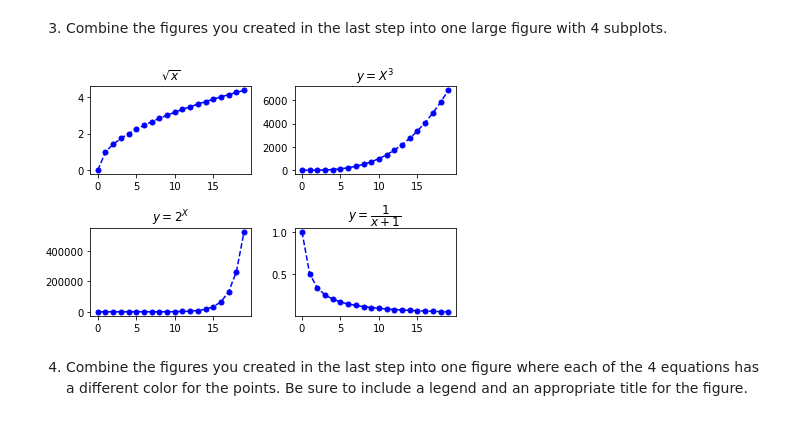
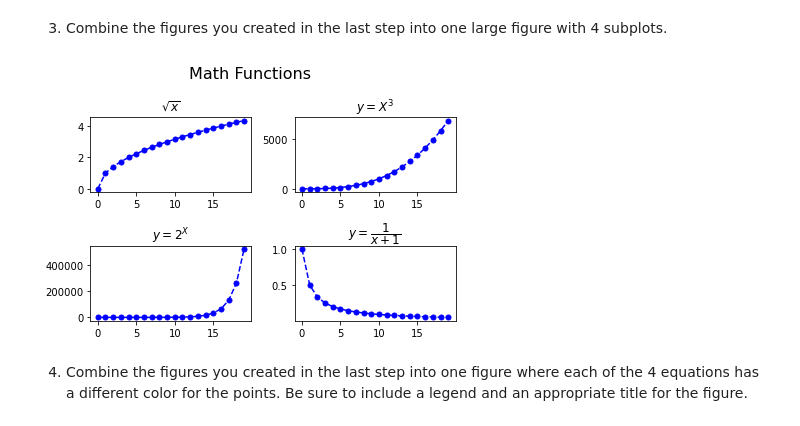
Before and after one commit to chloerwhitaker/numpy-pandas-visualization-exercises, a Jupyter notebook: matplotlib_exercises.ipynb, the cells around one changed output. Cells and saved outputs as stored; diff of their text form; code cells hidden in the pictures.

```diff
--- a/matplotlib_exercises.ipynb
+++ b/matplotlib_exercises.ipynb
@@ -54,23 +55,25 @@ plt.plot(x,y4, color = 'b', ls = '--', marker = 'o', ms = '5');
 # %%
 plt.subplot(2,2,1)
 plt.plot(x,y1, color = 'b', ls = '--', marker = 'o', ms = '5');
 plt.title("$\sqrt{x}$")
 
 plt.subplot(2,2,2)
 plt.plot(x,y2, color = 'b', ls = '--', marker = 'o', ms = '5');
 plt.title("$y=X^3$")
 
 plt.subplot(2,2,3)
 plt.plot(x,y3, color = 'b', ls = '--', marker = 'o', ms = '5');
 plt.title("$y=2^X$")
 
 plt.subplot(2,2,4)
 plt.plot(x,y4, color = 'b', ls = '--', marker = 'o', ms = '5');
 plt.title("$y=\dfrac{1}{x+1}$")
 
+plt.suptitle('Math Functions', fontsize = 16)
+
 plt.tight_layout();
 # %% [output]
-[figure, old version]
+[figure, new version]
 # %% [markdown]
 4. Combine the figures you created in the last step into one figure where each of the 4 equations has a different color for the points. Be sure to include a legend and an appropriate title for the figure.
 # %%
```
Also changed, not shown: parts of 1 cell of this notebook.
